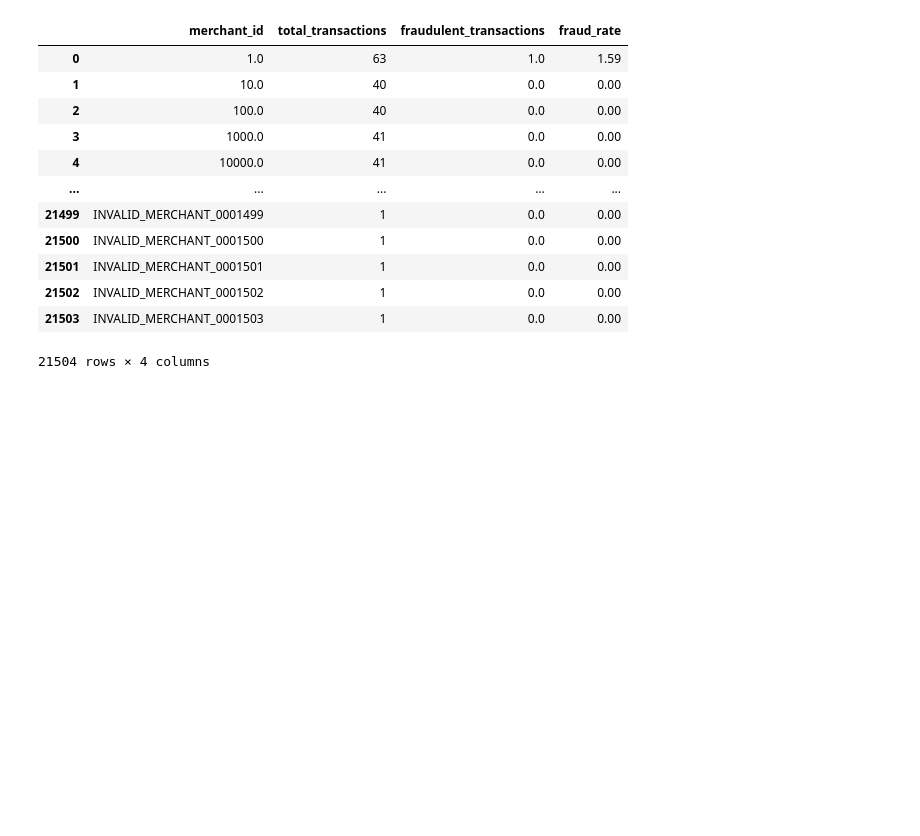
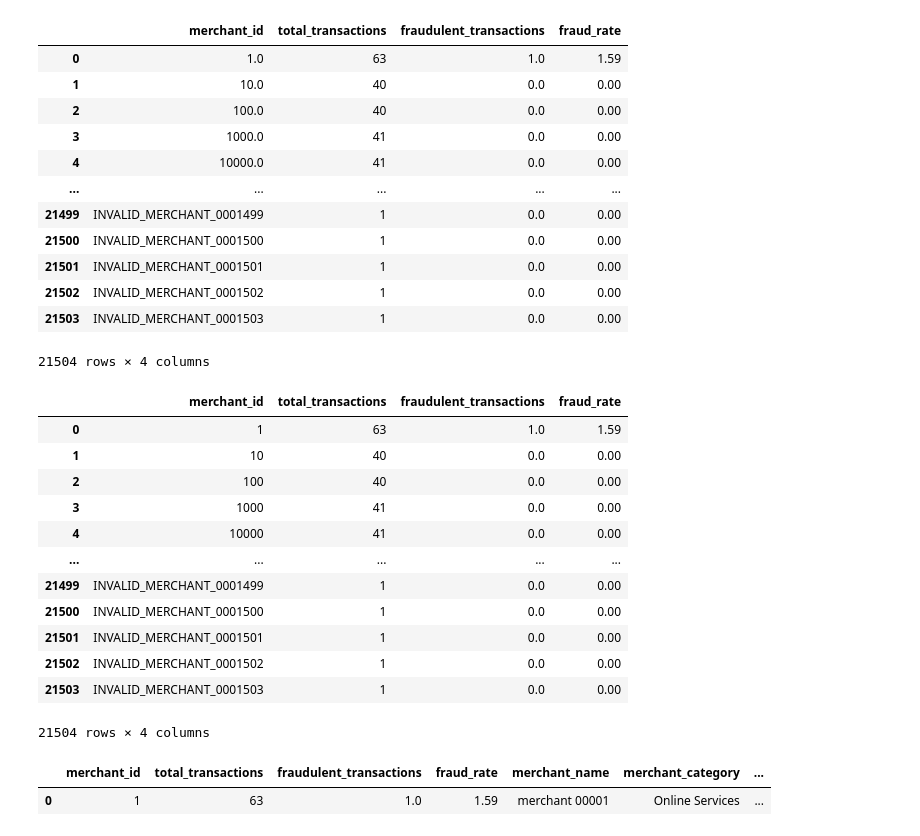
Before and after one commit to akonamajongile-a11y/bankguard, a Jupyter notebook: CleaningCustomers.ipynb, the cells around one changed output. Drawn from its saved outputs; the diff is of its cells as text; code cells hidden in the pictures; blank space fills up the shorter version.

```diff
--- a/CleaningCustomers.ipynb
+++ b/CleaningCustomers.ipynb
@@ -1110,3 +1096,38 @@ merchant_risk
 | 21502 | INVALID_MERCHANT_0001502 | 1 | 0.0 | 0.00 |
 | 21503 | INVALID_MERCHANT_0001503 | 1 | 0.0 | 0.00 |
 21504 rows × 4 columns
+# %%
+# making the mrchant_id match the merchant_id(FK) on transections by removing the .0
+merchant_risk["merchant_id"] = (
+   merchant_risk["merchant_id"]
+    .astype(str)
+    .str.replace(".0", "", regex=False)
+    .str.strip()
+)
+merchant_risk
+# %% [output]
+|  | merchant_id | total_transactions | fraudulent_transactions | fraud_rate |
+| 0 | 1 | 63 | 1.0 | 1.59 |
+| 1 | 10 | 40 | 0.0 | 0.00 |
+| 2 | 100 | 40 | 0.0 | 0.00 |
+| 3 | 1000 | 41 | 0.0 | 0.00 |
+| 4 | 10000 | 41 | 0.0 | 0.00 |
+| ... | ... | ... | ... | ... |
+| 21499 | INVALID_MERCHANT_0001499 | 1 | 0.0 | 0.00 |
+| 21500 | INVALID_MERCHANT_0001500 | 1 | 0.0 | 0.00 |
+| 21501 | INVALID_MERCHANT_0001501 | 1 | 0.0 | 0.00 |
+| 21502 | INVALID_MERCHANT_0001502 | 1 | 0.0 | 0.00 |
+| 21503 | INVALID_MERCHANT_0001503 | 1 | 0.0 | 0.00 |
+21504 rows × 4 columns
+# %%
+# Merging merchance for more feactures because giving me Merchent_id only
+merchant_risk = merchant_risk.merge(
+    merchants,
+    on='merchant_id',
+    how='left'
+)
+
+merchant_risk.head(1)
+# %% [output]
+|  | merchant_id | total_transactions | fraudulent_transactions | fraud_rate | merchant_name | merchant_category | ... |
+| 0 | 1 | 63 | 1.0 | 1.59 | merchant 00001 | Online Services | ... |
```
Also changed, not shown: parts of 5 cells of this notebook.
